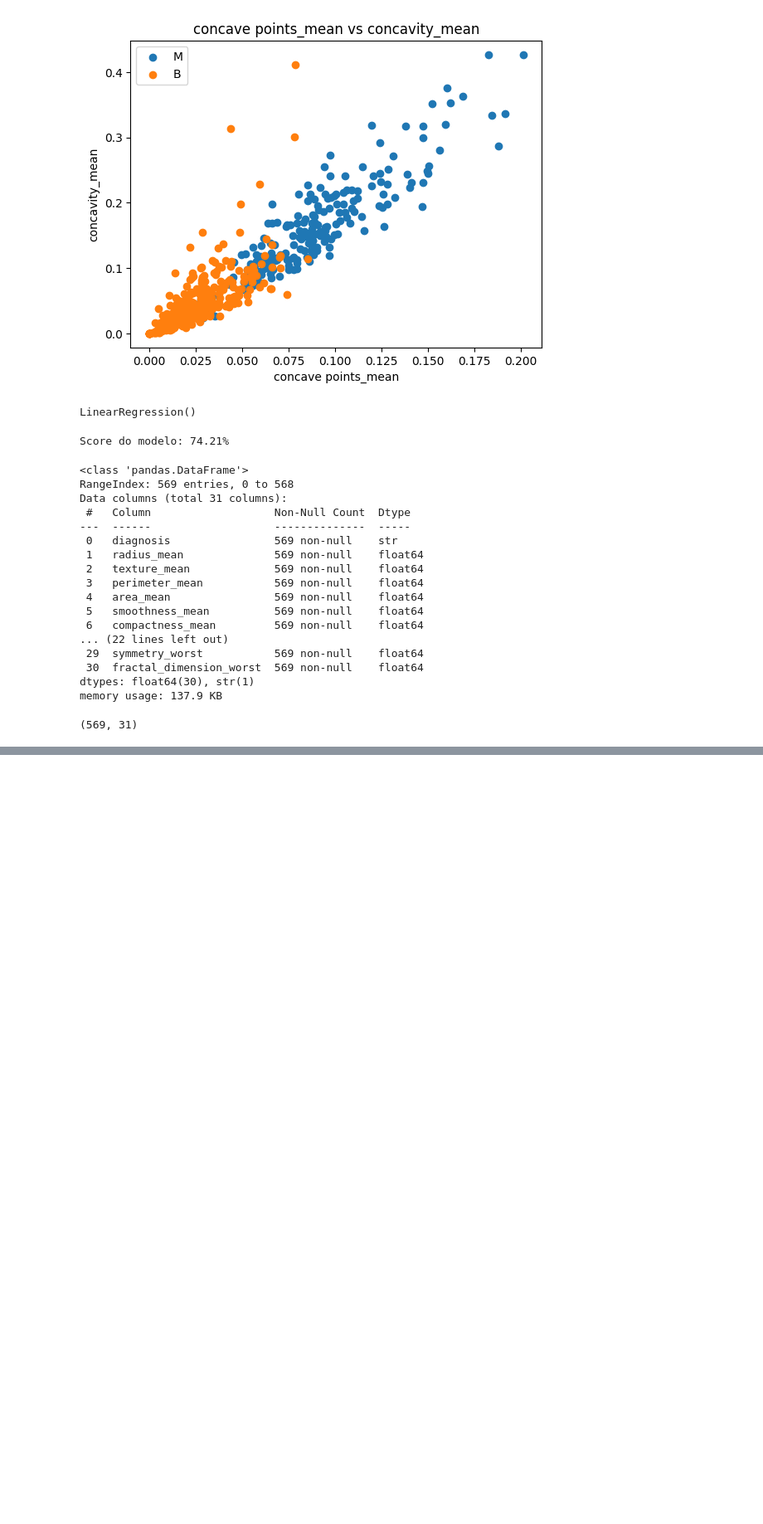
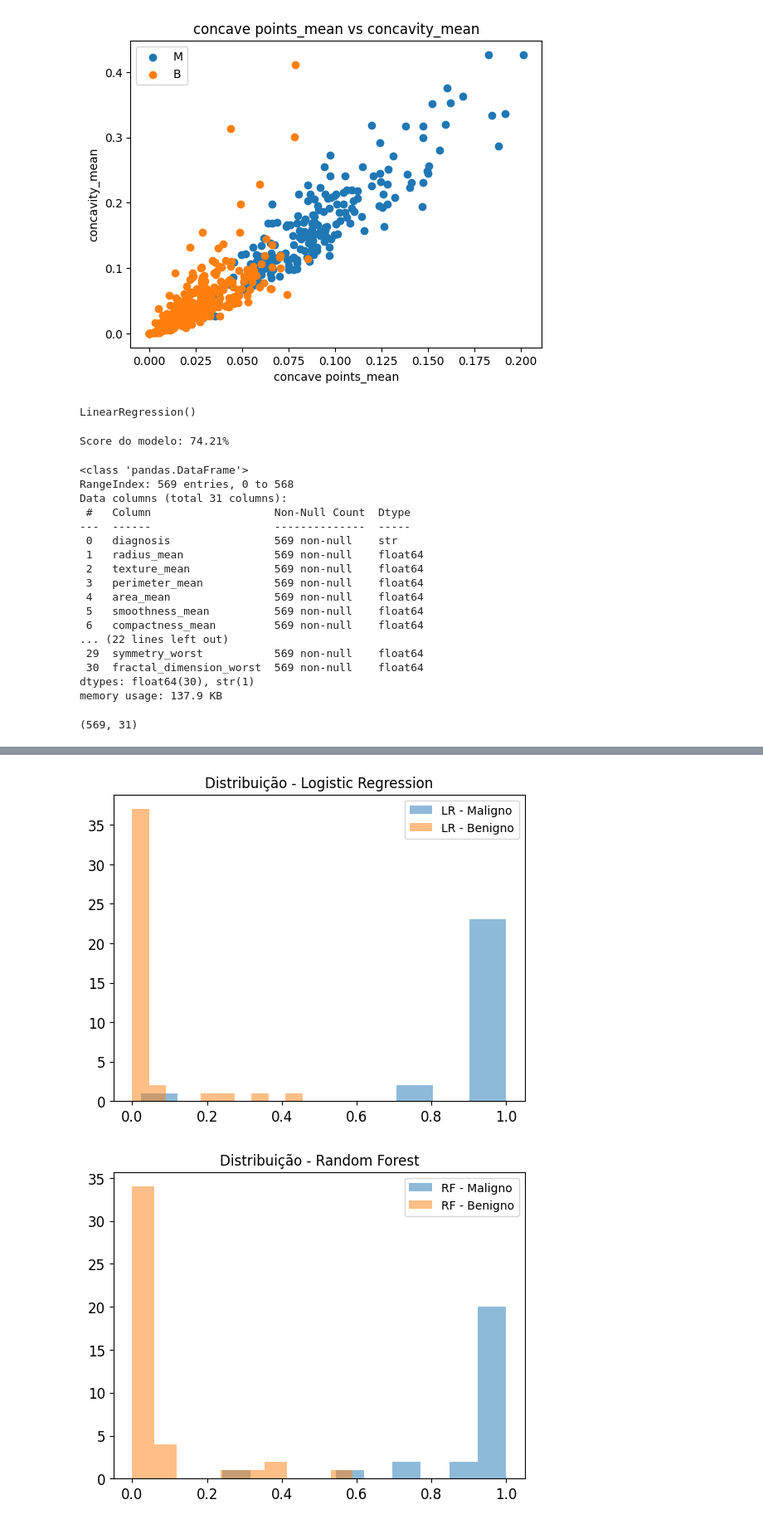
Before and after one commit to gabrielcannes/desafio-tecnico-fase1, a Jupyter notebook: main.ipynb, the cells around one changed output, grey strips where cells are left out. Shown at 83% size. Cells and saved outputs as stored; diff of their text form; code cells hidden in the pictures; blank space fills up the shorter version.

```diff
--- a/main.ipynb
+++ b/main.ipynb
@@ -248,0 +554,12 @@ df.shape
+# %%
+# Modelo nao linear para desencargo de consiencia floresta randomica
+
+from sklearn.ensemble import RandomForestClassifier
+
+rf = RandomForestClassifier(random_state=42)
+rf.fit(X_train, y_train)
+
+y_prob_rf = rf.predict_proba(X_test)[:, 1]
+
+print("Probabilidade (RandomForest):")
+print(y_prob_rf[false_negatives_idx])
@@ -248,0 +602,26 @@ df.shape
+# %%
+import matplotlib.pyplot as plt
+
+# Logistic Regression
+prob_lr = y_prob
+
+# Random Forest
+prob_rf = y_prob_rf
+
+plt.hist(prob_lr[y_test == 1], alpha=0.5, label='LR - Maligno')
+plt.hist(prob_lr[y_test == 0], alpha=0.5, label='LR - Benigno')
+
+plt.title("Distribuição - Logistic Regression")
+plt.legend()
+plt.show()
+
+
+plt.hist(prob_rf[y_test == 1], alpha=0.5, label='RF - Maligno')
+plt.hist(prob_rf[y_test == 0], alpha=0.5, label='RF - Benigno')
+
+plt.title("Distribuição - Random Forest")
+plt.legend()
+plt.show()
+# %% [output]
+[figure, added]
+[figure, added]
```
Also changed, not shown: parts of 23 cells of this notebook.
